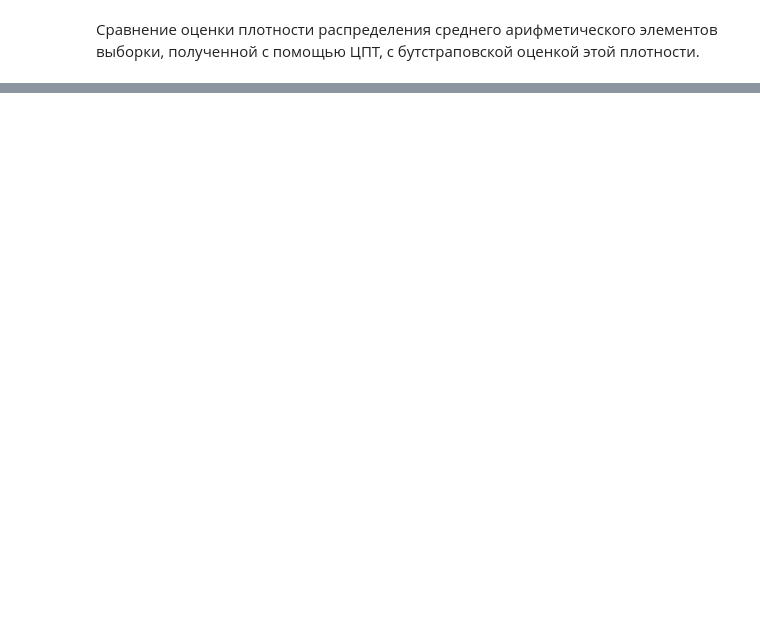
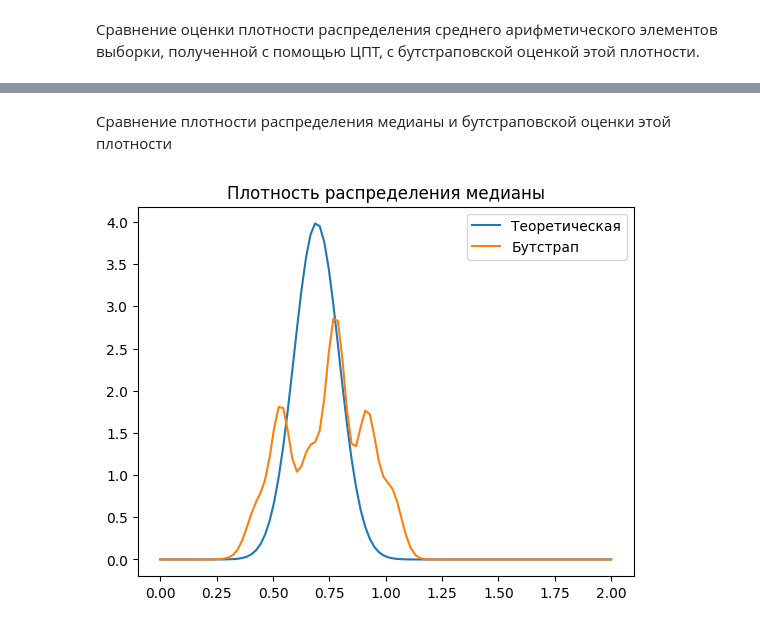
Before and after one commit to Qutespy/mathstat, a Jupyter notebook: task1.ipynb, the cells around one changed output, grey strips where cells are left out. Cells and saved outputs as stored; diff of their text form; code cells hidden in the pictures; blank space fills up the shorter version.

```diff
--- a/task1.ipynb
+++ b/task1.ipynb
@@ -113,0 +128,15 @@ plt.show()
+# %% [markdown]
+Сравнение плотности распределения медианы и бутстраповской оценки этой плотности
+# %%
+asymptotic_std = 1/(2*np.sqrt(25)*1)
+x = np.linspace(0, 2, 100)
+plt.plot(x, norm.pdf(x, loc=np.log(2), scale=asymptotic_std), label='Теоретическая')
+
+bootstrap_medians = [np.median(np.random.choice(data_sample, size=25)) for _ in range(1000)]
+kde_median = gaussian_kde(bootstrap_medians)
+plt.plot(x, kde_median(x), label='Бутстрап')
+plt.legend()
+plt.title("Плотность распределения медианы")
+plt.show()
+# %% [output]
+[figure, added]
```
Also changed, not shown: parts of 7 cells of this notebook, 2 other files.
